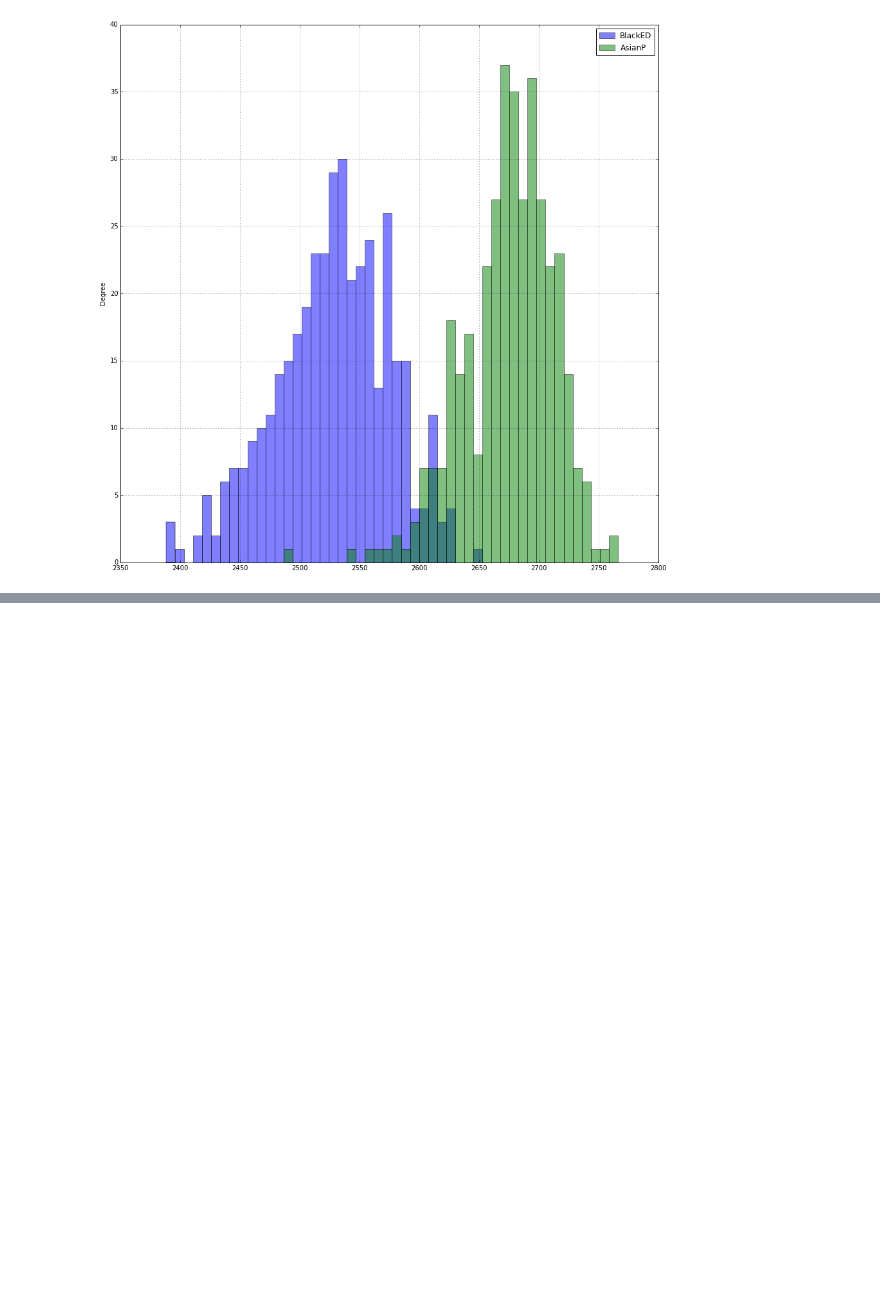
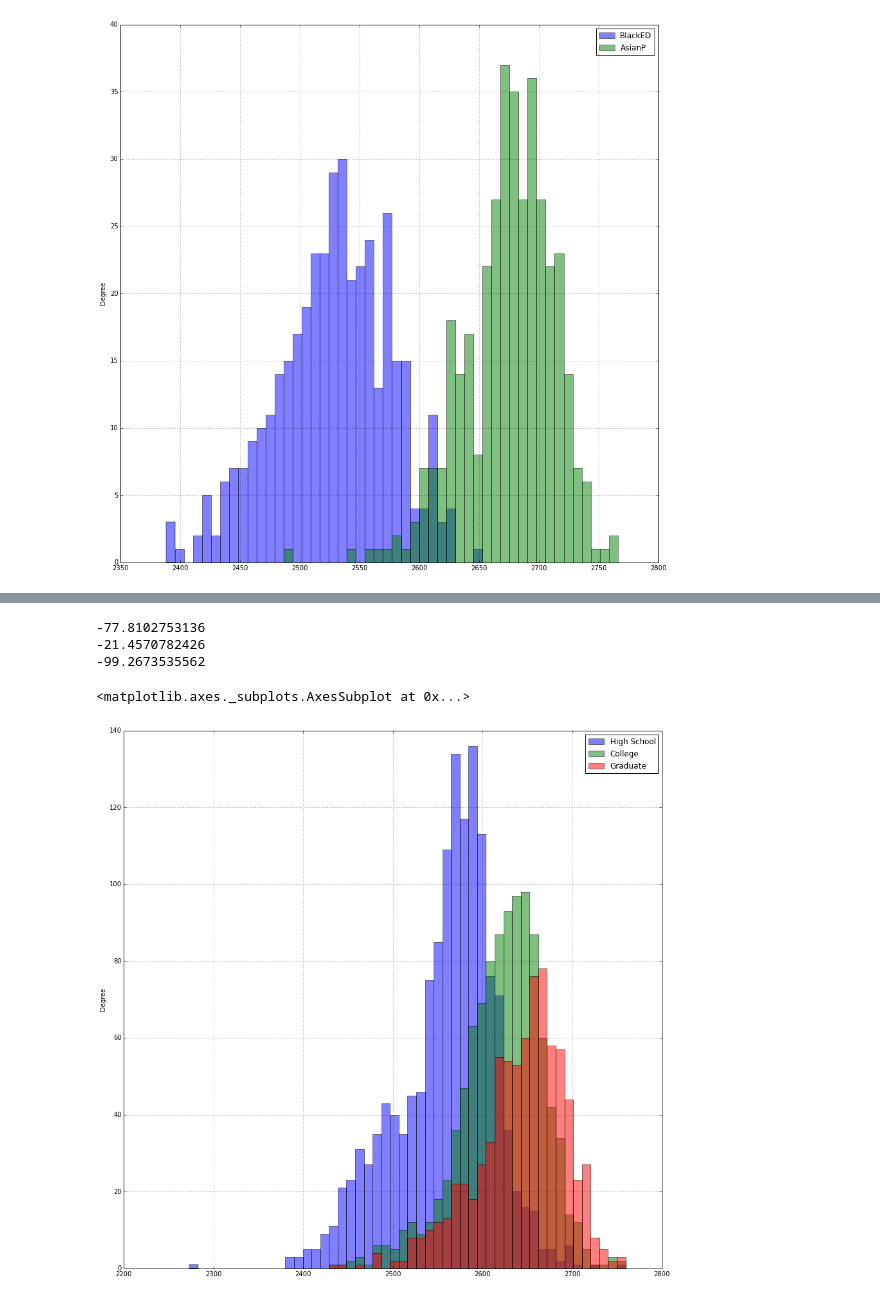
Before and after one commit to sandiegodata-projects/vosd.org, a Jupyter notebook: 333-CAASPP/Common Core Test Results.ipynb, the cells around one changed output, grey strips where cells are left out. Cells and saved outputs as stored; diff of their text form; code cells hidden in the pictures; blank space fills up the shorter version.

```diff
--- a/333-CAASPP/Common Core Test Results.ipynb
+++ b/333-CAASPP/Common Core Test Results.ipynb
@@ -98,0 +101,7 @@ race_eth[['BlackED','AsianP']].plot(kind='hist', alpha=0.5, bins=50, figsize=(15
+# %%
+from pandas.tools.plotting import scatter_matrix
+
+parent = mssp[[90,91,92,93,94]]
+parent.columns = ["< High", 'High School', 'Some College','College','Graduate']
+p_re_summary = parent.describe().T
+p_re_summary
@@ -98,0 +115,13 @@ race_eth[['BlackED','AsianP']].plot(kind='hist', alpha=0.5, bins=50, figsize=(15
+# %%
+print p_re_summary.loc['< High']['mean'] - p_re_summary.loc['College']['mean']
+print p_re_summary.loc['College']['mean'] - p_re_summary.loc['Graduate']['mean']
+print p_re_summary.loc['< High']['mean'] - p_re_summary.loc['Graduate']['mean']
+# %% [output]
+-77.8102753136
+-21.4570782426
+-99.2673535562
+# %%
+parent[['High School','College','Graduate']].plot(kind='hist', alpha=0.5, bins=50, figsize=(15,15))
+# %% [output]
+<matplotlib.axes._subplots.AxesSubplot at 0x...>
+[figure, added]
```
Also changed, not shown: parts of 2 cells of this notebook.
